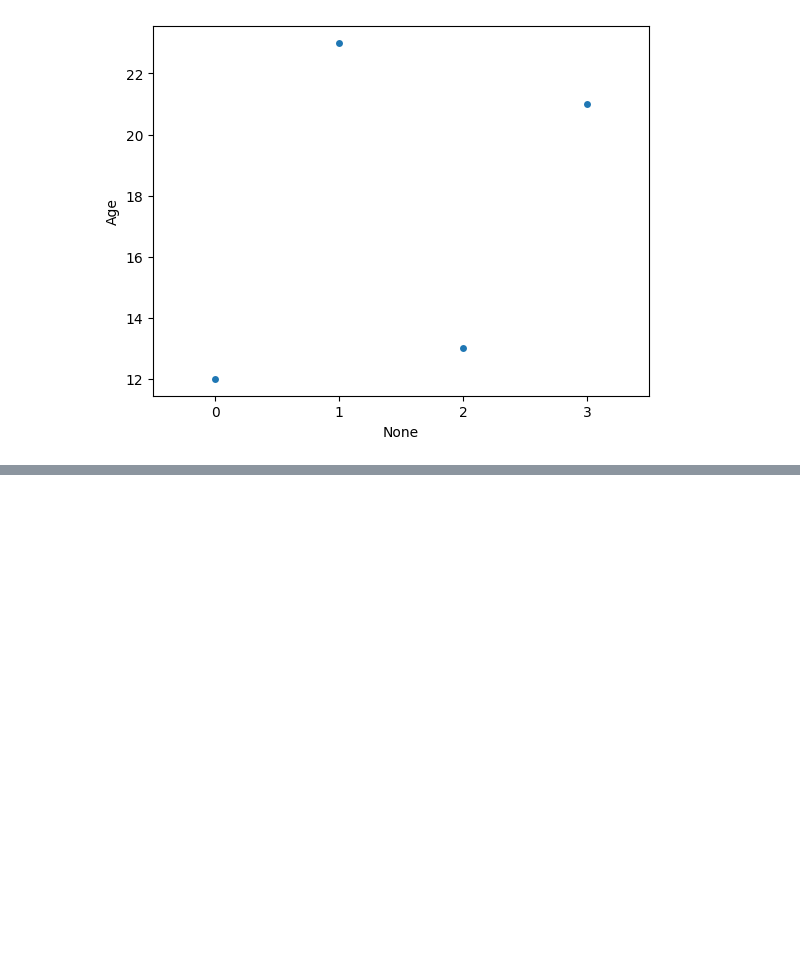
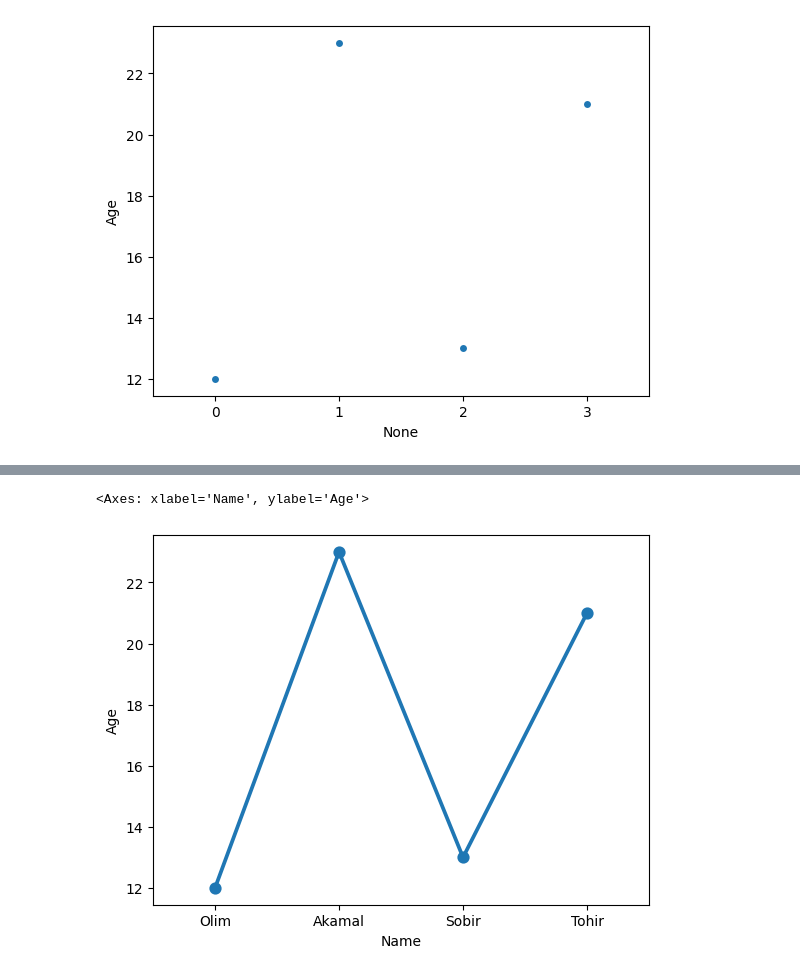
Before and after one commit to MuhammadjonArabov/Python-For-Data-Analytics, a Jupyter notebook: Seaborn_.ipynb, the cells around one changed output, grey strips where cells are left out. Saved outputs shown, nothing was run; the diff lists cells and outputs as text; code cells hidden in the pictures; blank space fills up the shorter version.

```diff
--- a/Seaborn_.ipynb
+++ b/Seaborn_.ipynb
@@ -35,0 +41,5 @@ sns.swarmplot(x=df.index, y='Age', data=df)
+# %%
+sns.pointplot(x='Name', y='Age', data=df)
+# %% [output]
+<Axes: xlabel='Name', ylabel='Age'>
+[figure, added]
```
Also changed, not shown: parts of 3 cells of this notebook.
